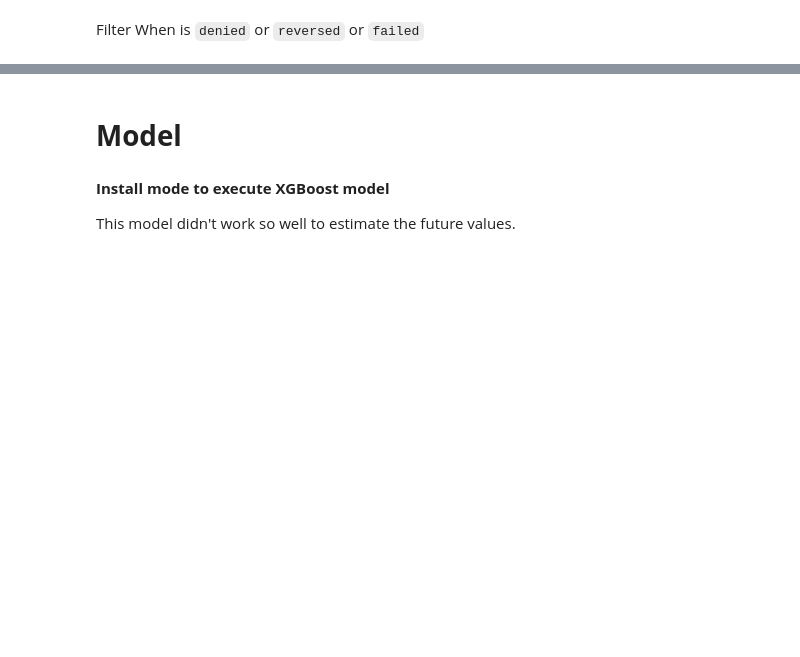
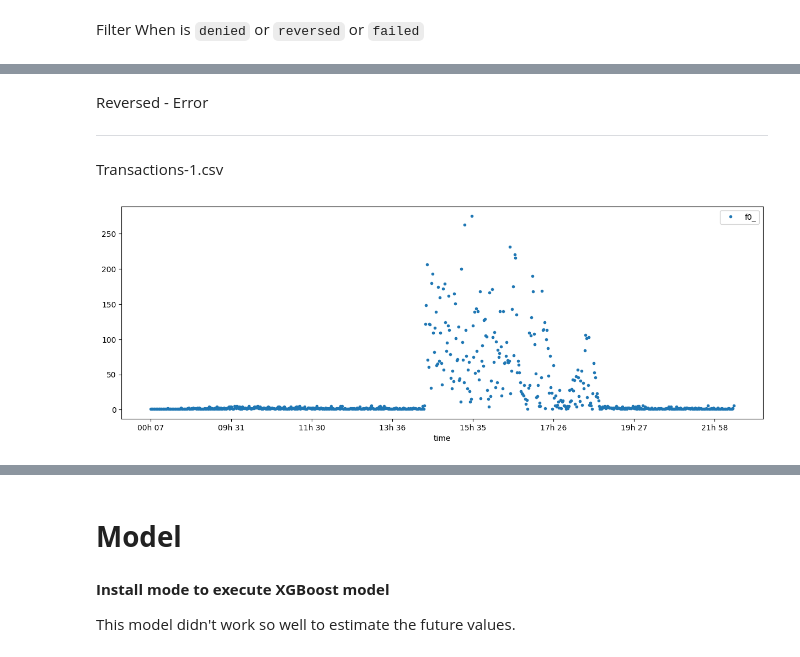
Before and after one commit to gabrielatoniolo/dab-dbt-repository, a Jupyter notebook: Monitoring_analyst_test.ipynb, the cells around one changed output, grey strips where cells are left out. Cells and saved outputs as stored; diff of their text form; code cells hidden in the pictures; blank space fills up the shorter version.

```diff
--- a/Monitoring_analyst_test.ipynb
+++ b/Monitoring_analyst_test.ipynb
@@ -285,0 +244,11 @@ denied[(denied["alarm"]== "alarm-1") | (denied["alarm"]== "alarm-2") ]
+# %% [markdown]
+Reversed - Error
+
+---
+
+Transactions-1.csv
+# %%
+reversed = t1
+reversed = graph('reversed',reversed,'f0_')
+# %% [output]
+[figure, added]
```
Also changed, not shown: parts of 68 cells of this notebook.
